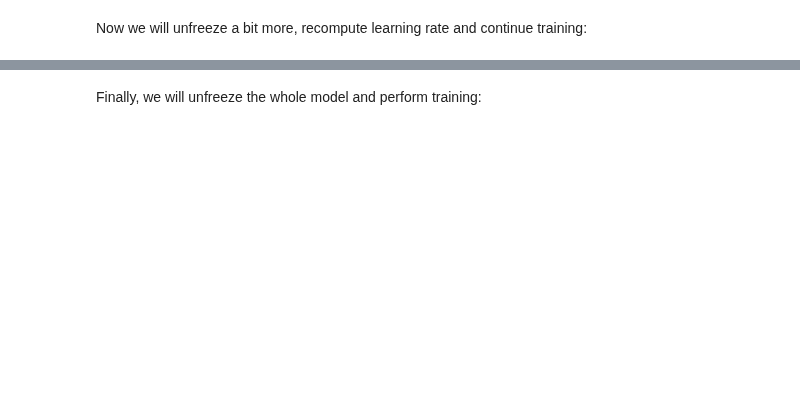
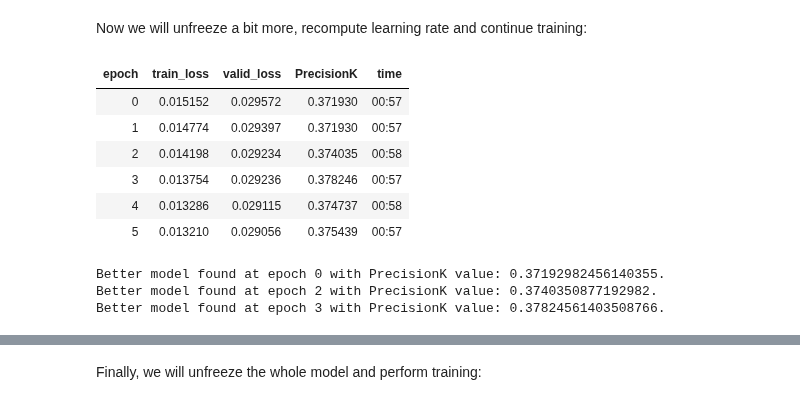
Before and after one commit to debjyotiSRoy/xcube_old, a Jupyter notebook: nbs/examples/mimic/sample/mimic3-9k_sample.ipynb, the cells around one changed output, grey strips where cells are left out. Saved outputs shown, nothing was run; the diff lists cells and outputs as text; code cells hidden in the pictures; blank space fills up the shorter version.

```diff
--- a/nbs/examples/mimic/sample/mimic3-9k_sample.ipynb
+++ b/nbs/examples/mimic/sample/mimic3-9k_sample.ipynb
@@ -743,5 +792,16 @@ Now we will unfreeze a bit more, recompute learning rate and continue training:
 # %%
 learn.freeze_to(-3)
 # %%
-learn.fit_one_cycle(10, lr_max=1e-3, moms=(0.8,0.7,0.8), wd=0.2,
-                   cbs=SaveModelCallback(fname='clas'))
+learn.fit_one_cycle(6, lr_max=1e-3, moms=(0.8,0.7,0.8), wd=0.2,
+                   cbs=SaveModelCallback(monitor='PrecisionK', fname=file_prefix+'_clas'))
+# %% [output]
+| epoch | train_loss | valid_loss | PrecisionK | time |
+| 0 | 0.015152 | 0.029572 | 0.371930 | 00:57 |
+| 1 | 0.014774 | 0.029397 | 0.371930 | 00:57 |
+| 2 | 0.014198 | 0.029234 | 0.374035 | 00:58 |
+| 3 | 0.013754 | 0.029236 | 0.378246 | 00:57 |
+| 4 | 0.013286 | 0.029115 | 0.374737 | 00:58 |
+| 5 | 0.013210 | 0.029056 | 0.375439 | 00:57 |
+Better model found at epoch 0 with PrecisionK value: 0.37192982456140355.
+Better model found at epoch 2 with PrecisionK value: 0.3740350877192982.
+Better model found at epoch 3 with PrecisionK value: 0.37824561403508766.
```
Also changed, not shown: parts of 54 cells of this notebook, 10 other files.
